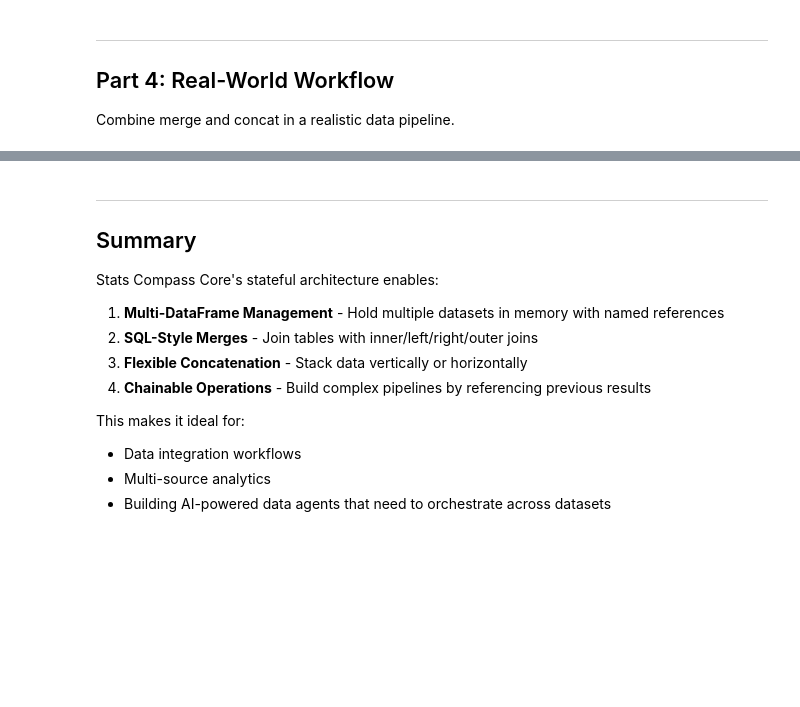
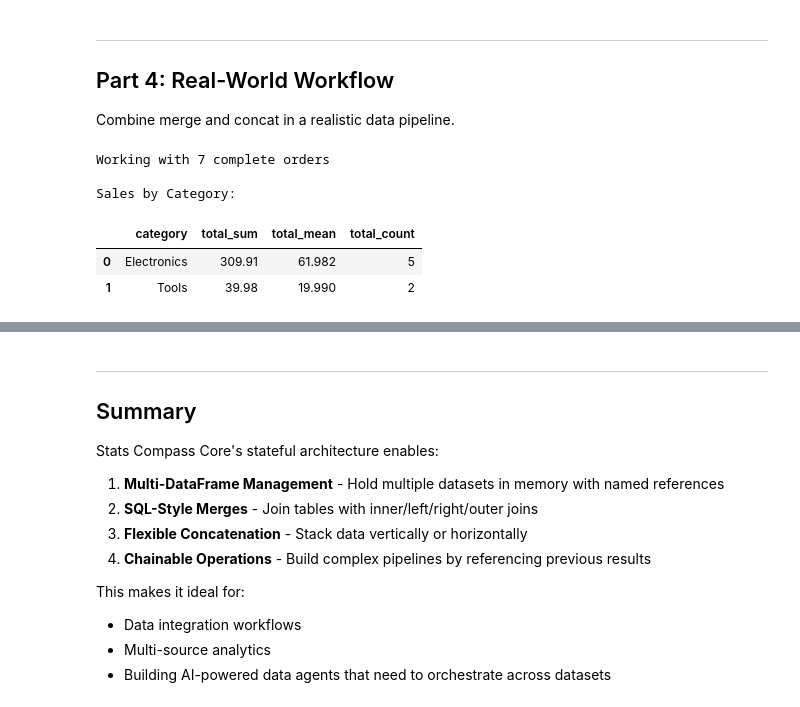
Before and after one commit to oogunbiyi21/stats-compass-core, a Jupyter notebook: notebooks/demo_multi_dataframe.ipynb, the cells around one changed output, grey strips where cells are left out. Cells and saved outputs as stored; diff of their text form; code cells hidden in the pictures; blank space fills up the shorter version.

```diff
--- a/notebooks/demo_multi_dataframe.ipynb
+++ b/notebooks/demo_multi_dataframe.ipynb
@@ -246,22 +375,29 @@ Combine merge and concat in a realistic data pipeline.
 # %%
 # Scenario: Analyze Q1 sales by product category
 
 # First, let's use our complete_orders DataFrame
 orders_df = state.get_dataframe('complete_orders')
 print(f"Working with {len(orders_df)} complete orders")
 
 # Group by category and calculate totals using transforms
 from stats_compass_core.transforms.groupby_aggregate import groupby_aggregate, GroupByAggregateInput
 
 result = groupby_aggregate(state, GroupByAggregateInput(
     dataframe_name='complete_orders',
     by=['category'],
-    aggregations={'total': ['sum', 'mean', 'count']},
+    agg_func={'total': ['sum', 'mean', 'count']},
     save_as='sales_by_category'
 ))
 
 print("\nSales by Category:")
 state.get_dataframe('sales_by_category')
+# %% [output]
+Working with 7 complete orders
+
+Sales by Category:
+|  | category | total_sum | total_mean | total_count |
+| 0 | Electronics | 309.91 | 61.982 | 5 |
+| 1 | Tools | 39.98 | 19.990 | 2 |
 # %%
 # Final state summary
 summary = state.get_state_summary()
```
Also changed, not shown: parts of 16 cells of this notebook, 14 other files.
